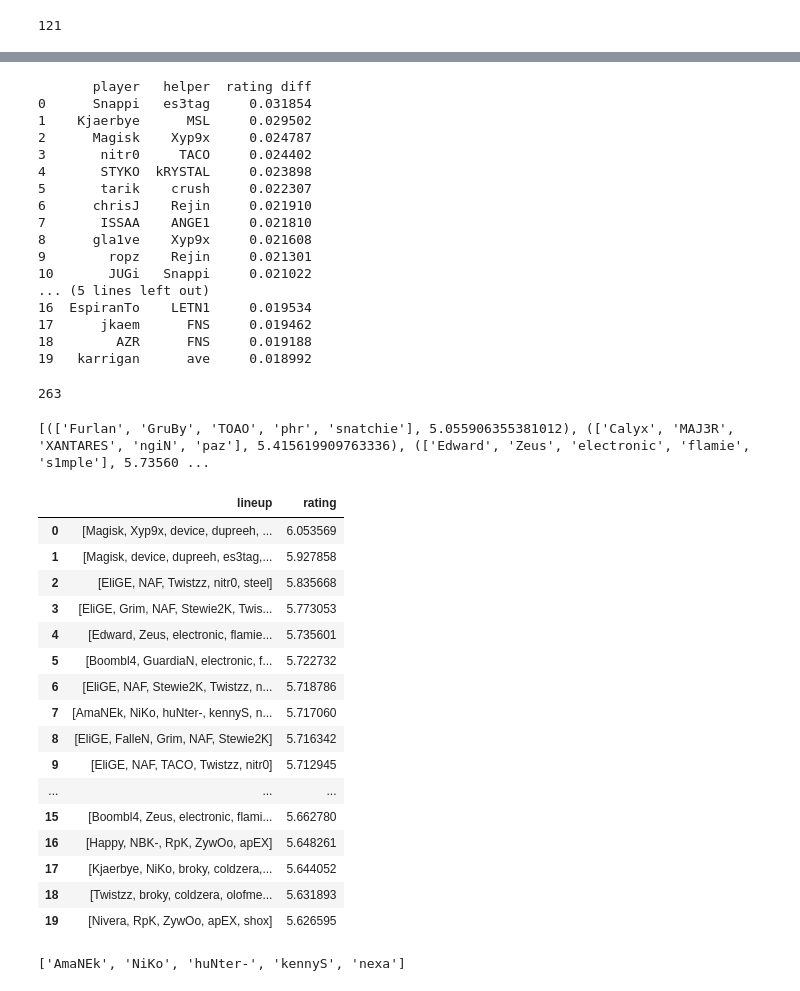
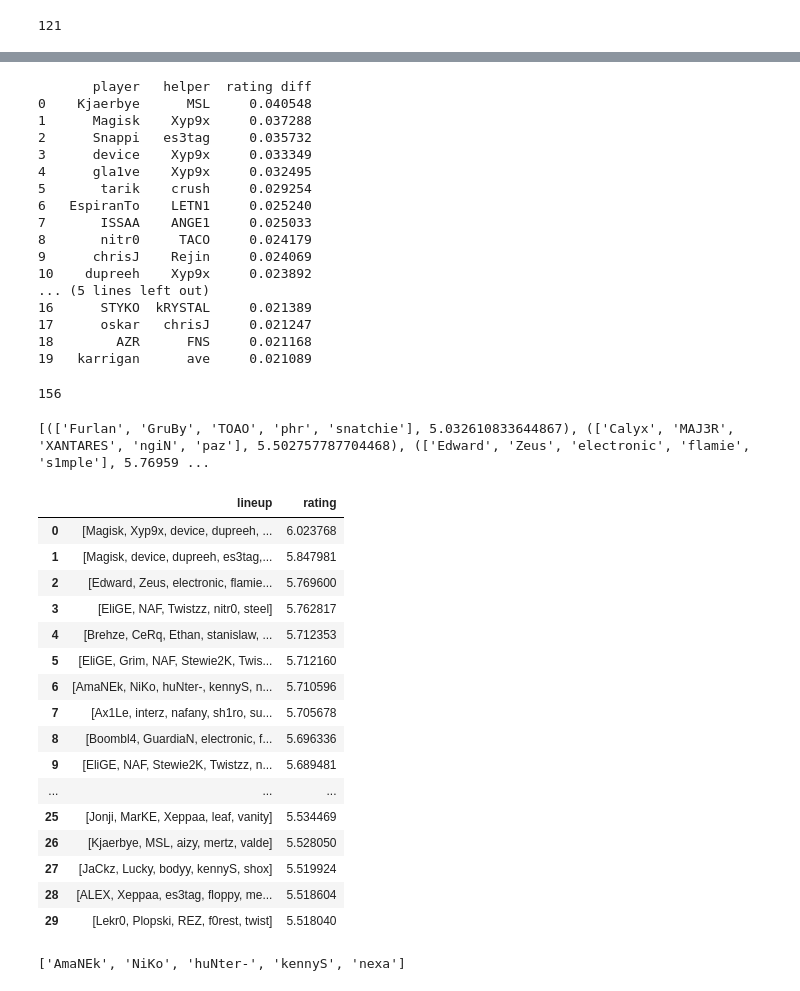
Before and after one commit to jamesNWT/player-chem-ml-stack, a Jupyter notebook: python/train_big.ipynb, the cells around one changed output, grey strips where cells are left out. Cells and saved outputs as stored; diff of their text form; code cells hidden in the pictures.

```diff
--- a/python/train_big.ipynb
+++ b/python/train_big.ipynb
@@ -241,11 +219,10 @@ Evaluation on test set:
 # %%
-from tensorflow.keras import regularizers
 medium_model_regularized = Sequential([
     Dense(1068,
           input_dim=n_inputs,
           kernel_regularizer=regularizers.l2(0.001),
           activation='relu'),
-    Dense(500, kernel_regularizer=regularizers.l2(0.001), activation='relu'),
+    Dense(2136, kernel_regularizer=regularizers.l2(0.001), activation='relu'),
     Dense(n_outputs)
 ])
 histories['medium_model_reg'] = compile_and_fit(model=medium_model_regularized,
@@ -718,22 +805,22 @@ all_pairs = all_pairs.sort_values(by=['rating diff'], ascending=False).reset_ind
 print(all_pairs.head(20))
 # %% [output]
        player   helper  rating diff
-0      Snappi   es3tag     0.031854
-1    Kjaerbye      MSL     0.029502
-2      Magisk    Xyp9x     0.024787
-3       nitr0     TACO     0.024402
-4       STYKO  kRYSTAL     0.023898
-5       tarik    crush     0.022307
-6      chrisJ    Rejin     0.021910
-7       ISSAA    ANGE1     0.021810
-8      gla1ve    Xyp9x     0.021608
-9        ropz    Rejin     0.021301
-10       JUGi   Snappi     0.021022
+0    Kjaerbye      MSL     0.040548
+1      Magisk    Xyp9x     0.037288
+2      Snappi   es3tag     0.035732
+3      device    Xyp9x     0.033349
+4      gla1ve    Xyp9x     0.032495
+5       tarik    crush     0.029254
+6   EspiranTo    LETN1     0.025240
+7       ISSAA    ANGE1     0.025033
+8       nitr0     TACO     0.024179
+9      chrisJ    Rejin     0.024069
+10    dupreeh    Xyp9x     0.023892
 ... (5 lines left out)
-16  EspiranTo    LETN1     0.019534
-17      jkaem      FNS     0.019462
-18        AZR      FNS     0.019188
-19   karrigan      ave     0.018992
+16      STYKO  kRYSTAL     0.021389
+17      oskar   chrisJ     0.021247
+18        AZR      FNS     0.021168
+19   karrigan      ave     0.021089
 # %%
 def roster_to_string(roster):
   str_roster = ""
@@ -768,10 +855,10 @@ def get_lineups(file_to_use, min_games=10):
           teams_list.append(team)
     return teams_list
 # %%
-lineups = get_lineups("very-big.json", min_games=10)
+lineups = get_lineups("very-big.json", min_games=30)
 len(lineups)
 # %% [output]
-263
+156
 # %%
 def find_best_lineups(lineups):
   from json_functions import create_example
@@ -799,27 +886,27 @@ def find_best_lineups(lineups):
 # %%
 best_lineups = find_best_lineups(lineups)
 # %% [output]
-[(['Furlan', 'GruBy', 'TOAO', 'phr', 'snatchie'], 5.055906355381012), (['Calyx', 'MAJ3R', 'XANTARES', 'ngiN', 'paz'], 5.415619909763336), (['Edward', 'Zeus', 'electronic', 'flamie', 's1mple'], 5.73560 ...
+[(['Furlan', 'GruBy', 'TOAO', 'phr', 'snatchie'], 5.032610833644867), (['Calyx', 'MAJ3R', 'XANTARES', 'ngiN', 'paz'], 5.502757787704468), (['Edward', 'Zeus', 'electronic', 'flamie', 's1mple'], 5.76959 ...
 # %%
-best_lineups.head(20)
+best_lineups.head(30)
 # %% [output]
 |  | lineup | rating |
-| 0 | [Magisk, Xyp9x, device, dupreeh, ... | 6.053569 |
-| 1 | [Magisk, device, dupreeh, es3tag,... | 5.927858 |
-| 2 | [EliGE, NAF, Twistzz, nitr0, steel] | 5.835668 |
-| 3 | [EliGE, Grim, NAF, Stewie2K, Twis... | 5.773053 |
-| 4 | [Edward, Zeus, electronic, flamie... | 5.735601 |
-| 5 | [Boombl4, GuardiaN, electronic, f... | 5.722732 |
-| 6 | [EliGE, NAF, Stewie2K, Twistzz, n... | 5.718786 |
-| 7 | [AmaNEk, NiKo, huNter-, kennyS, n... | 5.717060 |
-| 8 | [EliGE, FalleN, Grim, NAF, Stewie2K] | 5.716342 |
-| 9 | [EliGE, NAF, TACO, Twistzz, nitr0] | 5.712945 |
+| 0 | [Magisk, Xyp9x, device, dupreeh, ... | 6.023768 |
+| 1 | [Magisk, device, dupreeh, es3tag,... | 5.847981 |
+| 2 | [Edward, Zeus, electronic, flamie... | 5.769600 |
+| 3 | [EliGE, NAF, Twistzz, nitr0, steel] | 5.762817 |
+| 4 | [Brehze, CeRq, Ethan, stanislaw, ... | 5.712353 |
+| 5 | [EliGE, Grim, NAF, Stewie2K, Twis... | 5.712160 |
+| 6 | [AmaNEk, NiKo, huNter-, kennyS, n... | 5.710596 |
+| 7 | [Ax1Le, interz, nafany, sh1ro, su... | 5.705678 |
+| 8 | [Boombl4, GuardiaN, electronic, f... | 5.696336 |
+| 9 | [EliGE, NAF, Stewie2K, Twistzz, n... | 5.689481 |
 | ... | ... | ... |
-| 15 | [Boombl4, Zeus, electronic, flami... | 5.662780 |
-| 16 | [Happy, NBK-, RpK, ZywOo, apEX] | 5.648261 |
-| 17 | [Kjaerbye, NiKo, broky, coldzera,... | 5.644052 |
-| 18 | [Twistzz, broky, coldzera, olofme... | 5.631893 |
-| 19 | [Nivera, RpK, ZywOo, apEX, shox] | 5.626595 |
+| 25 | [Jonji, MarKE, Xeppaa, leaf, vanity] | 5.534469 |
+| 26 | [Kjaerbye, MSL, aizy, mertz, valde] | 5.528050 |
+| 27 | [JaCkz, Lucky, bodyy, kennyS, shox] | 5.519924 |
+| 28 | [ALEX, Xeppaa, es3tag, floppy, me... | 5.518604 |
+| 29 | [Lekr0, Plopski, REZ, f0rest, twist] | 5.518040 |
 # %%
 def find_best_roster_for(player):
   for i in range(len(best_lineups)):
```
Also changed, not shown: parts of 36 cells of this notebook.
